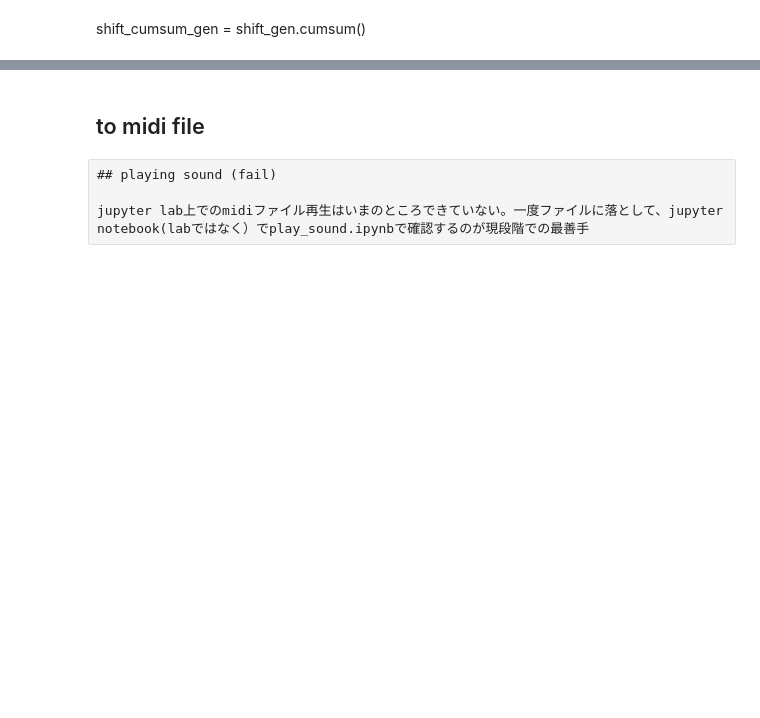
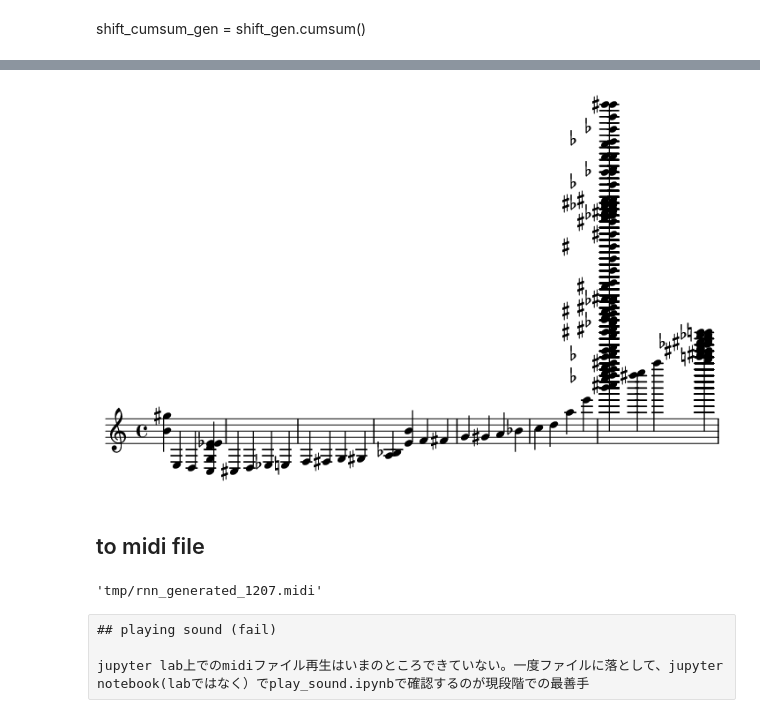
Before and after one commit to unagiinu2k/deepjazz_in_a_file, a Jupyter notebook: rnn_bach_chords_as_sequence.ipynb, the cells around one changed output, grey strips where cells are left out. Cells and saved outputs as stored; diff of their text form; code cells hidden in the pictures; blank space fills up the shorter version.

```diff
--- a/rnn_bach_chords_as_sequence.ipynb
+++ b/rnn_bach_chords_as_sequence.ipynb
@@ -299,6 +301,10 @@ class my_model(nn.Module):
 
         self.linear2 = nn.Linear(hidden_size, input_size2) #output dimension has to be identical with the input dimension
 
+        self.linear1b = nn.Linear(input_size1, input_size1) #output dimension has to be identical with the input dimension
+
+        self.linear2b = nn.Linear(input_size2, input_size2) #output dimension has to be identical with the input dimension
+
 
 
 
@@ -308,14 +314,16 @@ class my_model(nn.Module):
         y, (hn, cn) = self.rnn(input)#, (self.h0, self.c0))
         y1 = self.linear1(y)
         y1 = self.relu(y1)
+        y1 = self.linear1b(y1)
         y2 = self.linear2(y)
         y2 = self.relu(y2)
+        y2 = self.linear2b(y2)
 
         return y1,y2
 # %%
 input_size1 = raw_X1[0].shape[1]
 input_size2 = raw_X2[0].shape[1]
-hidden_size = 256
+hidden_size = 512
 num_layers = 2
 dropout = 0.1
 # %%
@@ -421,7 +437,9 @@ reload(score2df)
 # %%
 #model_path = 'saved/model20191124_{}'.format(id)
+
+#model_path = 'saved/model20191125_{}'.format(id)
+
+model_path = 'saved/model20191207_{}'.format(id)
-# %%
-model_path = 'saved/model20191125_{}'.format(id)
 # %%
 n_epochs = 1000
 # %%
@@ -634,11 +760,15 @@ shift1_gen
 # %%
 from IPython.display import Image
 # %%
-Imzzage(filename=st1.write('lily.png'))
+Image(filename=st1.write('lily.png'))
+# %% [output]
+[figure, added]
 # %% [markdown]
 ## to midi file
 # %%
-st1.write('midi', fp ='tmp/rnn_generated_1124.midi' )
+st1.write('midi', fp ='tmp/rnn_generated_1207.midi' )
+# %% [output]
+'tmp/rnn_generated_1207.midi'
 # %% [raw]
 ## playing sound (fail)
 
```
Also changed, not shown: parts of 170 cells of this notebook, 4 other files.
